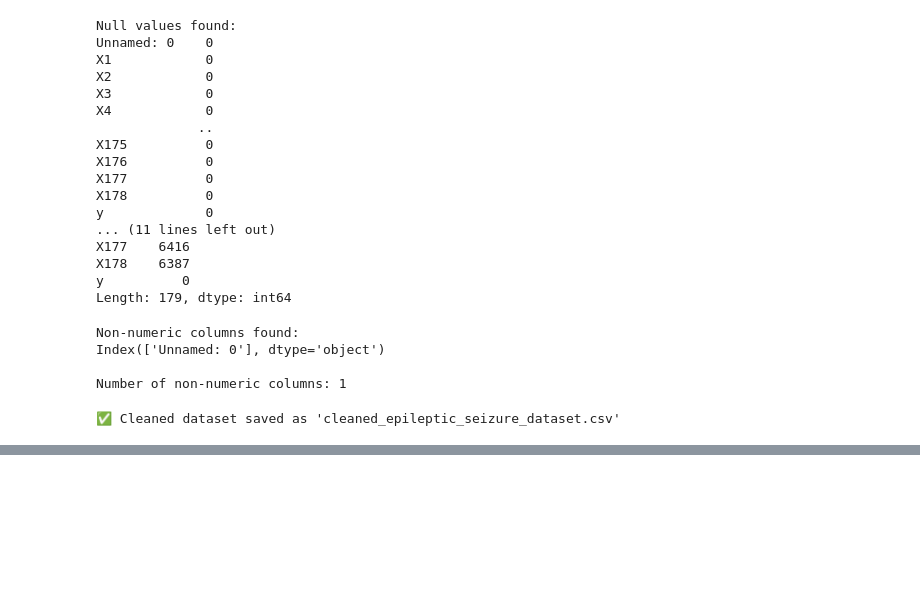
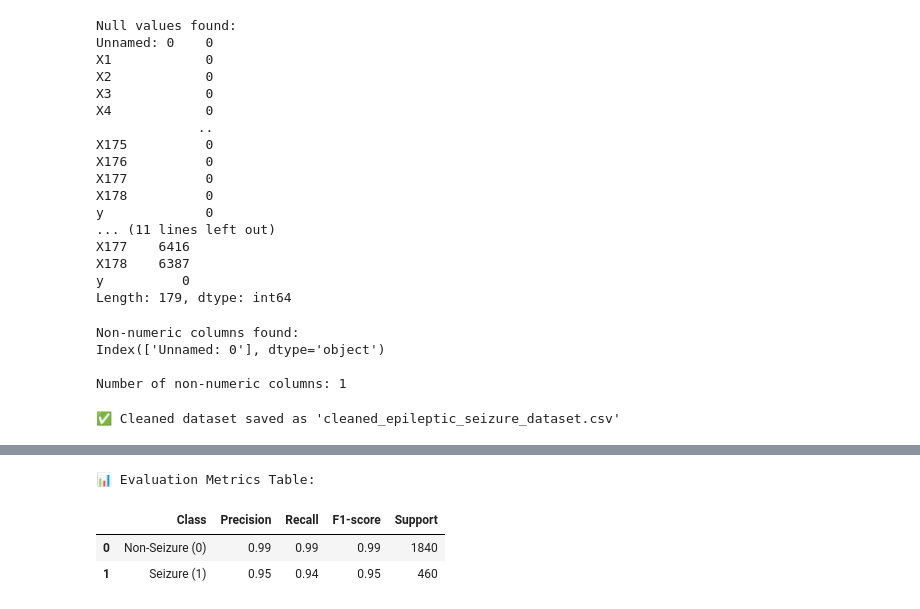
Before and after one commit to adamafiq345/Epileptic-Seizure-Detection, a Jupyter notebook: psm2-code.ipynb, the cells around one changed output, grey strips where cells are left out. Saved outputs shown, nothing was run; the diff lists cells and outputs as text; code cells hidden in the pictures; blank space fills up the shorter version.

```diff
--- a/psm2-code.ipynb
+++ b/psm2-code.ipynb
@@ -156,0 +268,24 @@ print("✅ Cleaned dataset saved as 'cleaned_epileptic_seizure_dataset.csv'")
+# %%
+# STEP 8A: Create Evaluation Metrics Table for SVM
+
+
+# Data from classification report
+results = {
+    "Class": ["Non-Seizure (0)", "Seizure (1)"],
+    "Precision": [0.99, 0.95],
+    "Recall": [0.99, 0.94],
+    "F1-score": [0.99, 0.95],
+    "Support": [1840, 460]
+}
+
+# Convert to DataFrame
+results_df = pd.DataFrame(results)
+
+# Display the table
+print("📊 Evaluation Metrics Table:")
+display(results_df)
+# %% [output]
+📊 Evaluation Metrics Table:
+|  | Class | Precision | Recall | F1-score | Support |
+| 0 | Non-Seizure (0) | 0.99 | 0.99 | 0.99 | 1840 |
+| 1 | Seizure (1) | 0.95 | 0.94 | 0.95 | 460 |
```
Also changed, not shown: parts of 9 cells of this notebook.
